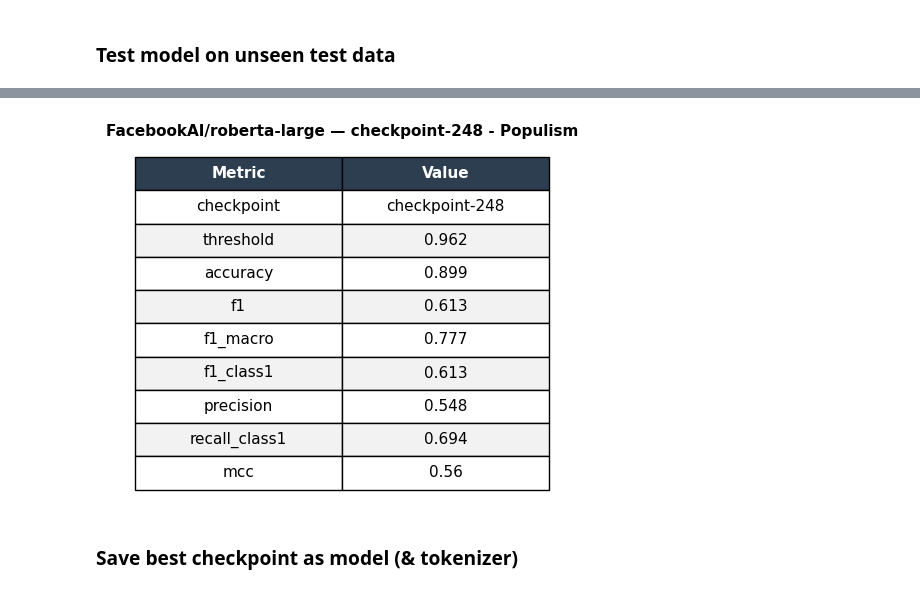
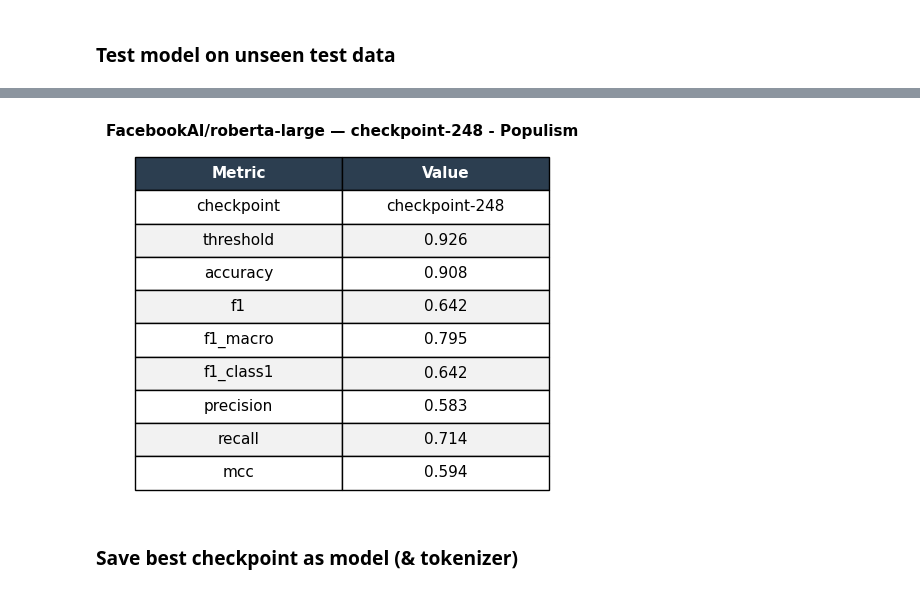
Before and after one commit to gransera/ep_populism_classification, a Jupyter notebook: notebooks/01_training_populism_RoBERTalarge.ipynb, the cells around one changed output, grey strips where cells are left out. Drawn from its saved outputs; the diff is of its cells as text; code cells hidden in the pictures.

Commit message:
Update populism classifier (roberta-large) results; Round 2 with new Hyperparameters: learning rate = 1e-5, warmup = 0.15, weights in compute loss function = 1.0 : 6.0

```diff
--- a/notebooks/01_training_populism_RoBERTalarge.ipynb
+++ b/notebooks/01_training_populism_RoBERTalarge.ipynb
@@ -284,7 +293,7 @@ class WeightedTrainer(Trainer):
         labels = inputs.get("labels")
         outputs = model(**inputs)
         logits = outputs.get("logits")
-        weights = torch.tensor([1.0, 5.0]).to(logits.device)
+        weights = torch.tensor([1.0, 6.0]).to(logits.device)
         loss_fn = torch.nn.CrossEntropyLoss(weight=weights)
         loss = loss_fn(logits, labels)
         return (loss, outputs) if return_outputs else loss
@@ -445,7 +454,7 @@ test_metrics = pd.Series({
     'f1_macro':      round(f1_score(test_labels, test_predictions, average='macro'), 3),
     'f1_class1':     round(f1_score(test_labels, test_predictions, average='binary'), 3),
     'precision':     round(precision_score(test_labels, test_predictions), 3),
-    'recall_class1': round(recall_score(test_labels, test_predictions), 3),
+    'recall': round(recall_score(test_labels, test_predictions), 3),
     'mcc':           round(matthews_corrcoef(test_labels, test_predictions), 3),
 })
 print(test_metrics)
@@ -478,35 +487,35 @@ table = ax.table(
     cellLoc='center',
     loc='center',
 )
 table.auto_set_font_size(False)
 table.set_fontsize(11)
 table.scale(1.5, 1.8)
 
 # Style header
 for col in range(2):
     table[0, col].set_facecolor('#2c3e50')
     table[0, col].set_text_props(color='white', fontweight='bold')
 
 # Style alternating rows
 for row in range(1, len(test_metrics_df) + 1):
     color = '#f2f2f2' if row % 2 == 0 else 'white'
     for col in range(2):
         table[row, col].set_facecolor(color)
 
 plt.title(f"{MODEL_NAME} — {chosen_checkpoint} - Populism",
           fontsize=11, fontweight='bold', pad=12)
 plt.tight_layout()
 
 # Save
 visuals_folder = base_path / "outputs" / "visuals"
 visuals_folder.mkdir(parents=True, exist_ok=True)
 plt.savefig(
-    visuals_folder / f"populism_roberta_large_{chosen_checkpoint}_test_metrics.png",
+    visuals_folder / f"populism_roberta_large_2_{chosen_checkpoint}_test_metrics.png",
     dpi=300, bbox_inches='tight', facecolor='white'
 )
 plt.show()
 # %% [output]
-[figure, old version]
+[figure, new version]
 # %%
 # Save metrics
 output_folder = base_path / "outputs"
```
Also changed, not shown: parts of 10 cells of this notebook.
